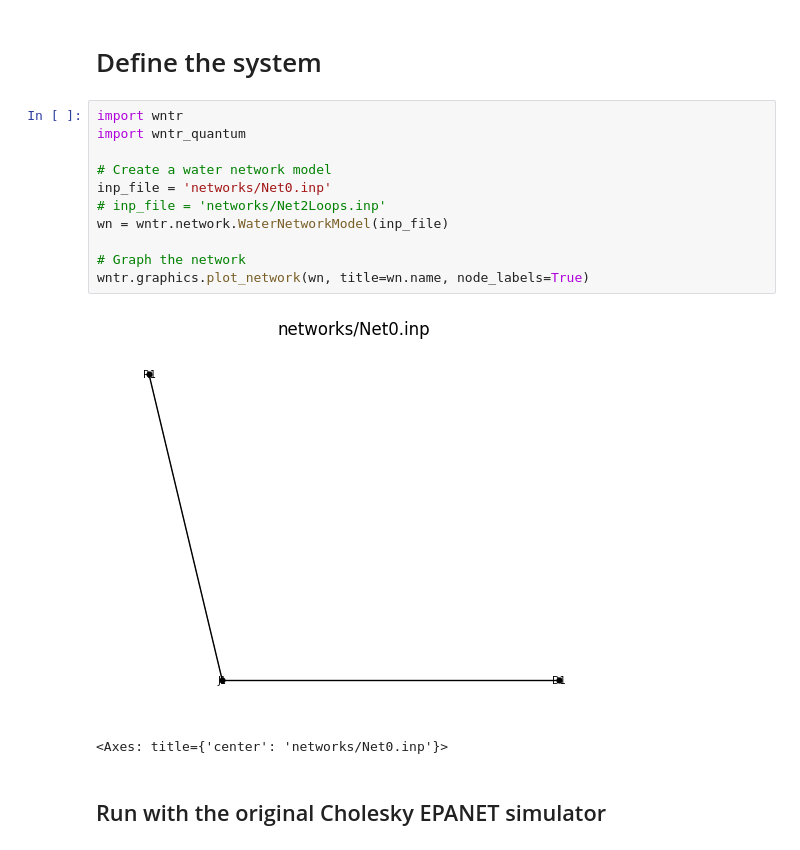
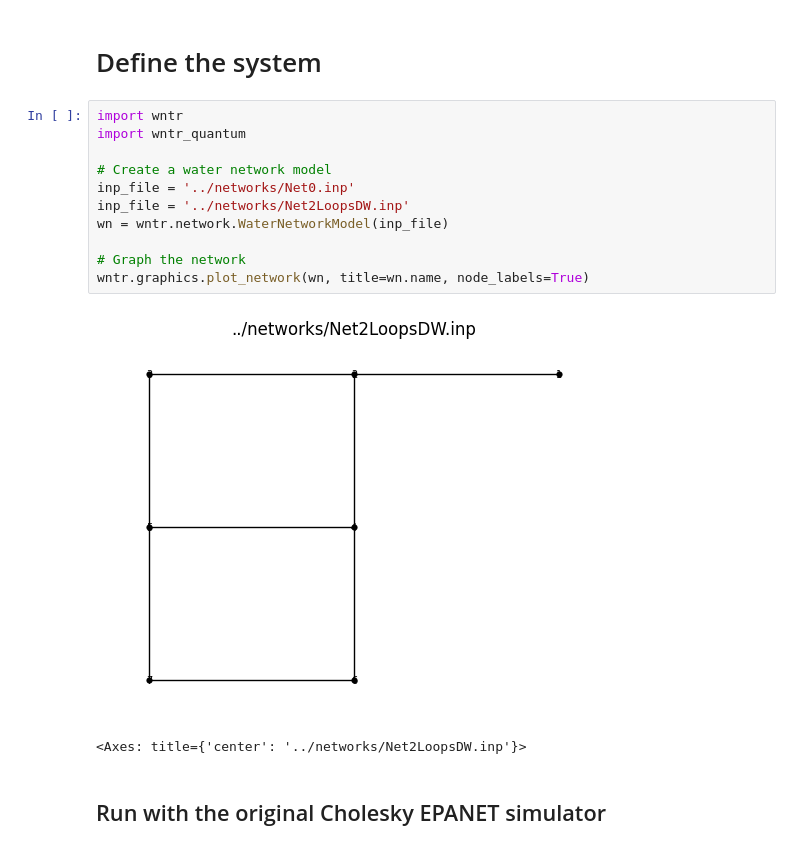
Before and after one commit to QuantumApplicationLab/wntr-quantum, a Jupyter notebook: docs/notebooks/trash/epanet.ipynb, the cells around one changed output. Saved outputs shown, nothing was run; the diff lists cells and outputs as text.

```diff
--- a/docs/notebooks/trash/epanet.ipynb
+++ b/docs/notebooks/trash/epanet.ipynb
@@ -3,17 +3,17 @@
 # %%
 import wntr
 import wntr_quantum
 
 # Create a water network model
-inp_file = 'networks/Net0.inp'
-# inp_file = 'networks/Net2Loops.inp'
+inp_file = '../networks/Net0.inp'
+inp_file = '../networks/Net2LoopsDW.inp'
 wn = wntr.network.WaterNetworkModel(inp_file)
 
 # Graph the network
 wntr.graphics.plot_network(wn, title=wn.name, node_labels=True)
 # %% [output]
-[figure, old version]
+[figure, new version]
-<Axes: title={'center': 'networks/Net0.inp'}>
+<Axes: title={'center': '../networks/Net2LoopsDW.inp'}>
 # %% [markdown]
 ## Run with the original Cholesky EPANET simulator
 # %%
```
Also changed, not shown: parts of 3 cells of this notebook, 12 other files.
